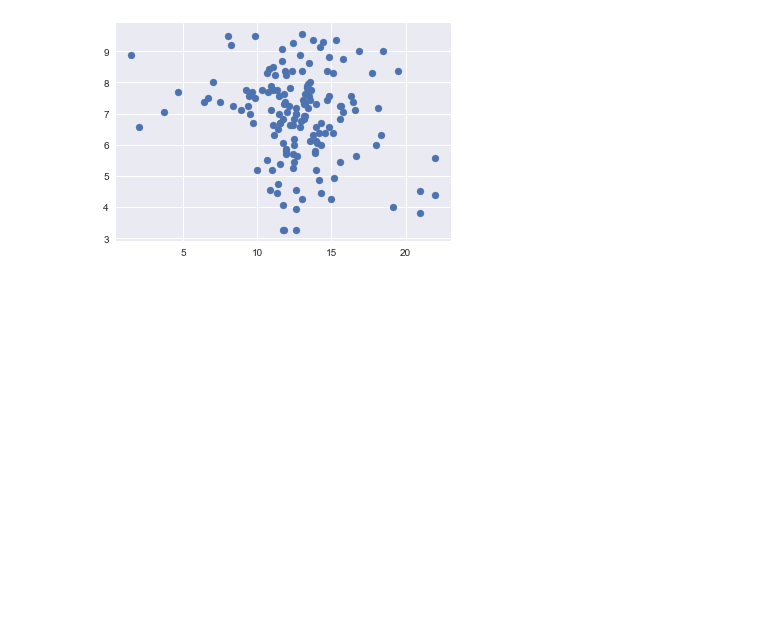
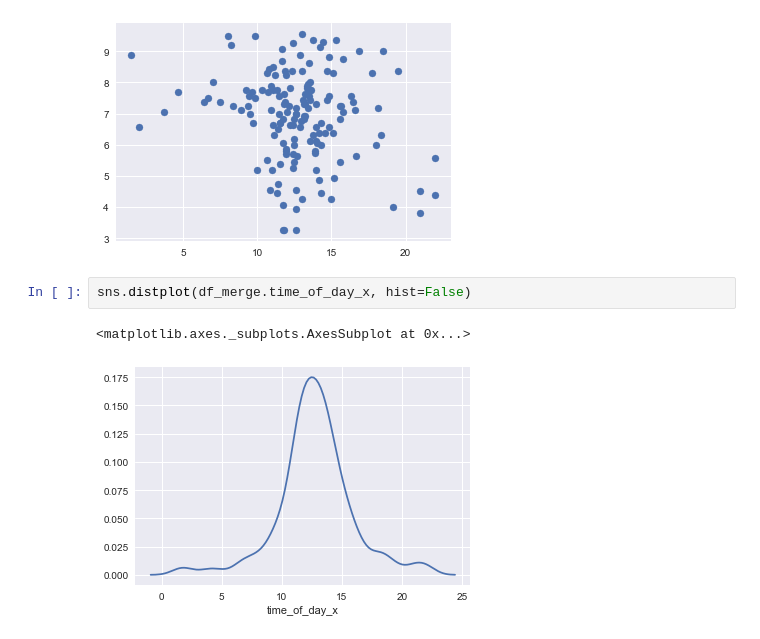
Before and after one commit to JeroenSchmidt/UvA-DSF-group, a Jupyter notebook: uc2/exploration_notebooks/rafael/Initial EDA.ipynb, the cells around one changed output. Drawn from its saved outputs; the diff is of its cells as text; blank space fills up the shorter version.

```diff
--- a/uc2/exploration_notebooks/rafael/Initial EDA.ipynb
+++ b/uc2/exploration_notebooks/rafael/Initial EDA.ipynb
@@ -391,3 +436,8 @@ plt.scatter(df_merge.time_of_day_x, df_merge.PERMA)
 # %% [output]
 <matplotlib.collections.PathCollection at 0x...>
 [figure]
+# %%
+sns.distplot(df_merge.time_of_day_x, hist=False)
+# %% [output]
+<matplotlib.axes._subplots.AxesSubplot at 0x...>
+[figure, added]
```
Also changed, not shown: parts of 5 cells of this notebook, 1 other file.
